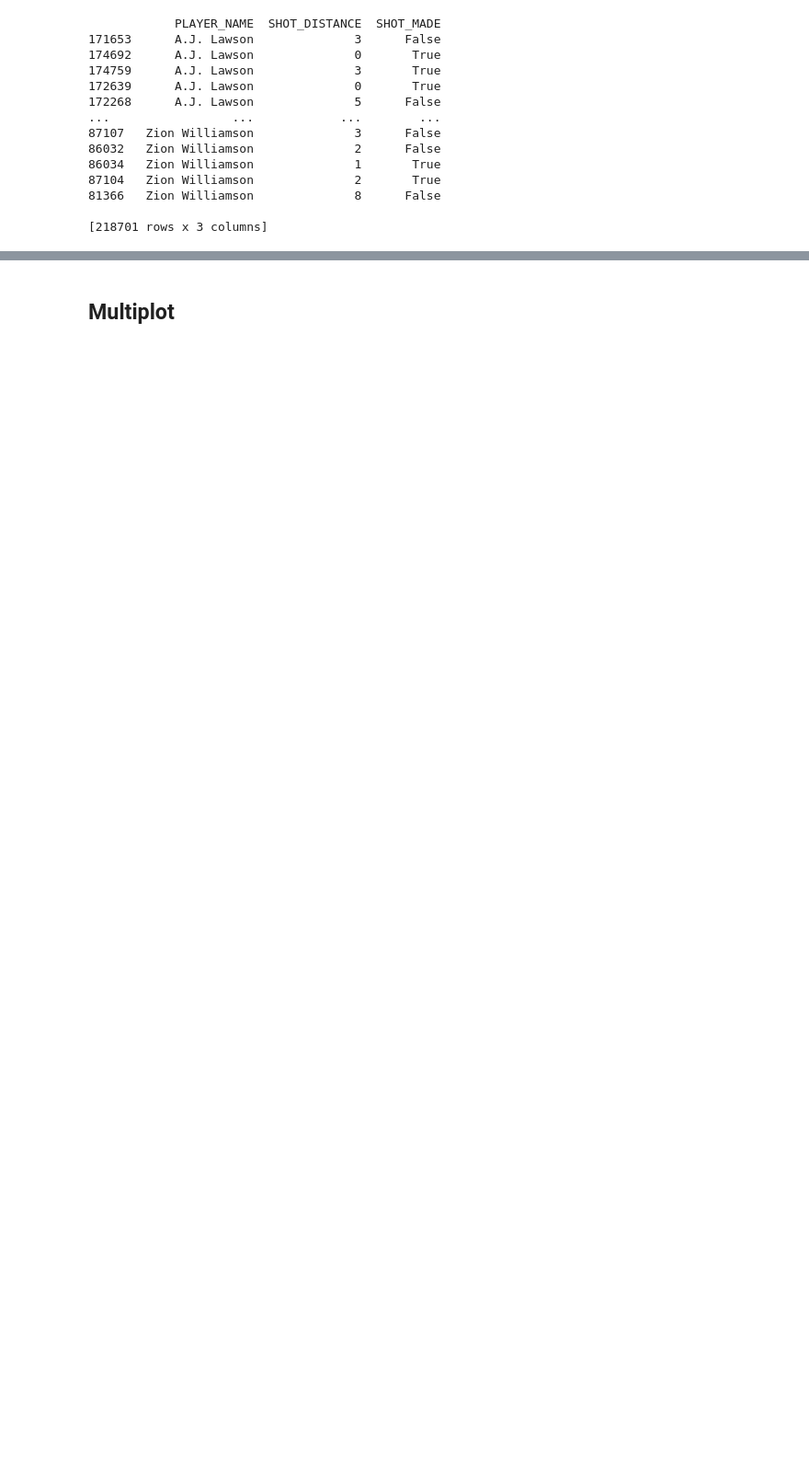
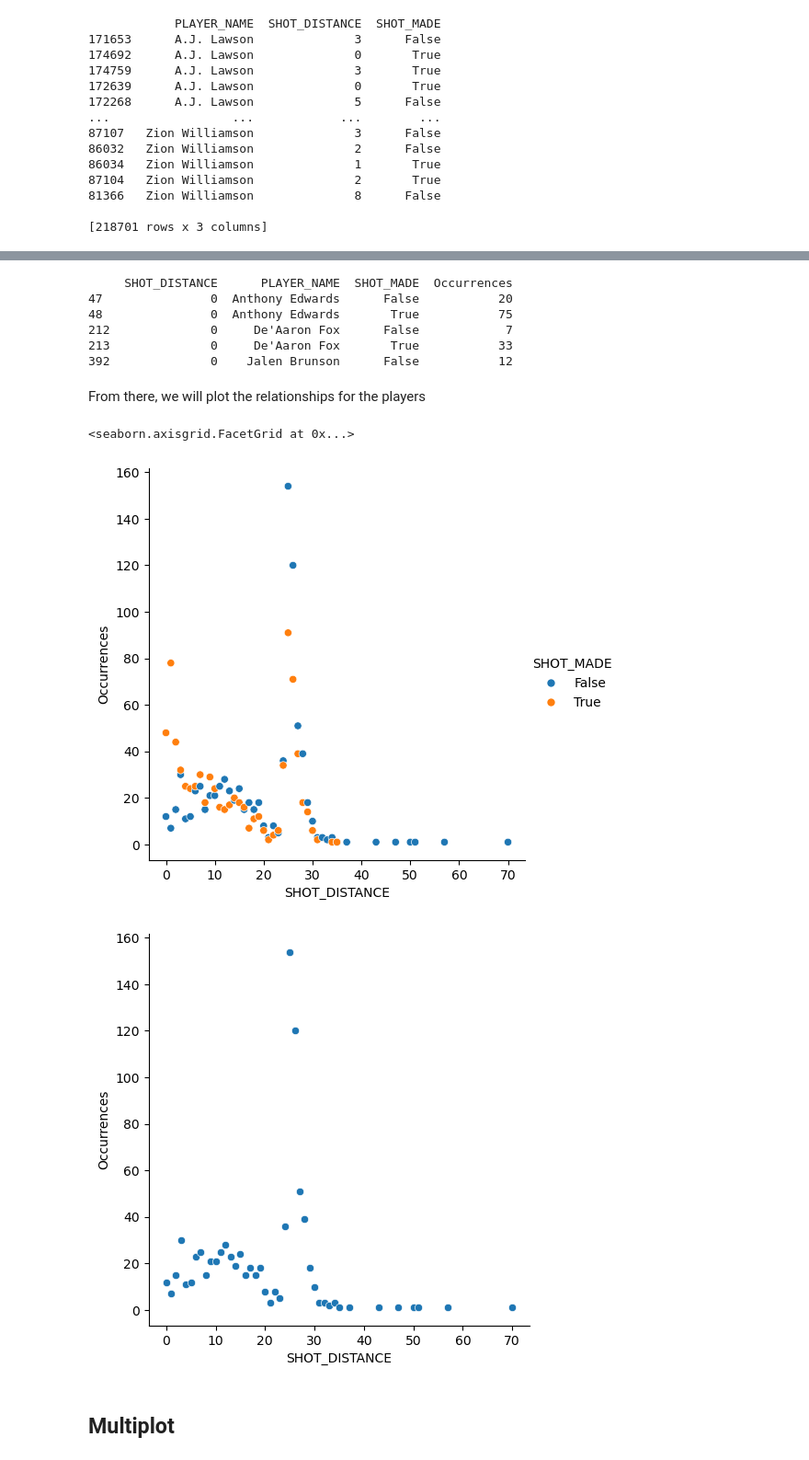
Before and after one commit to mathewh22/seaborn_lightning_talk, a Jupyter notebook: demo.ipynb, the cells around one changed output, grey strips where cells are left out. Shown at 92% size. Cells and saved outputs as stored; diff of their text form; code cells hidden in the pictures; blank space fills up the shorter version.

```diff
--- a/demo.ipynb
+++ b/demo.ipynb
@@ -53,7 +55,5 @@ print(subset)
 # %%
-# See unique names
-
 unique_names = subset['PLAYER_NAME'].value_counts()
-top_10 = unique_names.head(10).index.tolist()
-print(top_10)
+top_5 = unique_names.head(5).index.tolist()
+print(top_5)
 # %% [output]
@@ -73,11 +63,21 @@ Name: PLAYER_NAME, Length: 218701, dtype: bool
 # %%
-# We will now generate a list of pandas dataset for made shots and failed shots
+
 true_list = []
 false_list=[]
-for player in top_10:
+shot_list= []
+for player in top_5:
     player_shots = subset[subset['PLAYER_NAME'] == player]
-    true_list.append(player_shots[player_shots['SHOT_MADE']==True])
-    false_list.append(player_shots[player_shots['SHOT_MADE']==False])
+    shots_by_bool = player_shots.groupby(['SHOT_DISTANCE', 'SHOT_MADE']).size().reset_index(name='Occurrences')
+    shot_list.append(shots_by_bool)
+    true_list.append(shots_by_bool[shots_by_bool['SHOT_MADE']==True])
+    false_list.append(shots_by_bool[shots_by_bool['SHOT_MADE']==False])
 
-print(false_list[9].head())
+# Print Luka Doncic's stats
+
+print(top_5[0])
+print('Number of Shots Made at each distance')
+print(true_list[0].head())
+
+print('Number of Shots Missed at each distance')
+print(false_list[0].head())
 # %% [output]
@@ -90,2 +99,26 @@ print(false_list[9].head())
+# %%
+mini = subset.groupby(['SHOT_DISTANCE', 'PLAYER_NAME', 'SHOT_MADE']).size().reset_index(name='Occurrences')
+mini = mini[mini['PLAYER_NAME'].isin(top_5)]
+print(mini.head())
+# %% [output]
+     SHOT_DISTANCE      PLAYER_NAME  SHOT_MADE  Occurrences
+47               0  Anthony Edwards      False           20
+48               0  Anthony Edwards       True           75
+212              0     De'Aaron Fox      False            7
+213              0     De'Aaron Fox       True           33
+392              0    Jalen Brunson      False           12
+# %% [markdown]
+From there, we will plot the relationships for the players
+# %%
+sns.relplot(data = shot_list[0], x = "SHOT_DISTANCE", y = "Occurrences",  hue = 'SHOT_MADE')
+sns.relplot(data = false_list[0], x = "SHOT_DISTANCE", y = "Occurrences")
+# sns.scatterplot(data = mini, x = "SHOT_DISTANCE", y = "Occurrences",  hue ='PLAYER_NAME', style= 'SHOT_MADE')
+# sns.lmplot(data = mini, x = "SHOT_DISTANCE", y = "Occurrences",  hue ='PLAYER_NAME', order = 2)
+# grid = sns.JointGrid(data = mini, x = "SHOT_DISTANCE", y = "Occurrences")
+# grid.plot(sns.regplot, sns.boxplot)
+# %% [output]
+<seaborn.axisgrid.FacetGrid at 0x...>
+[figure, added]
+[figure, added]
 # %% [markdown]
 ## Multiplot
```
Also changed, not shown: parts of 7 cells of this notebook.
